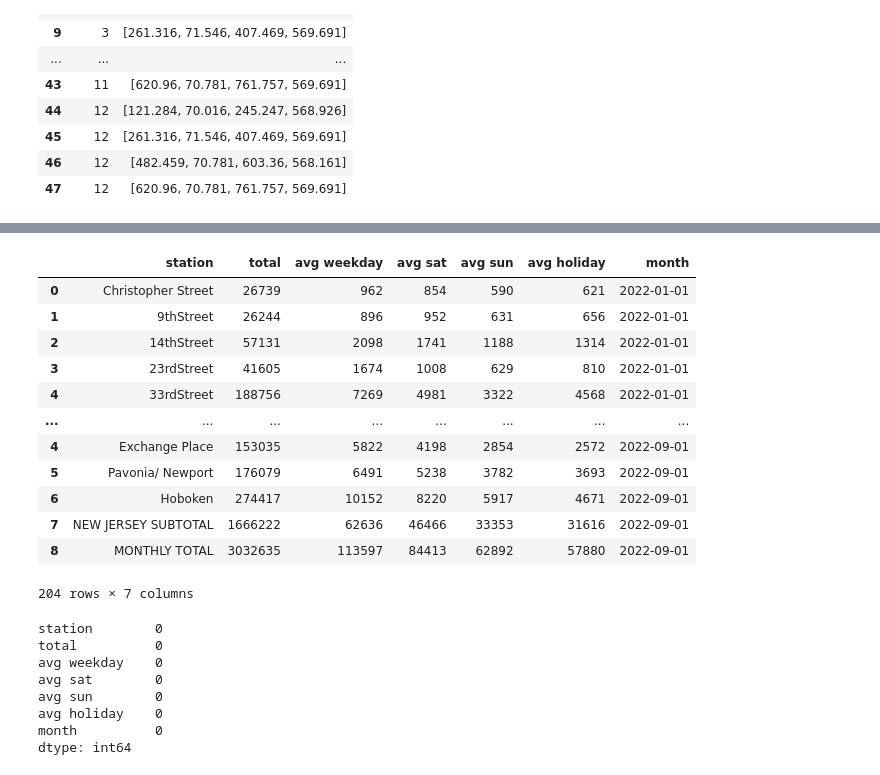
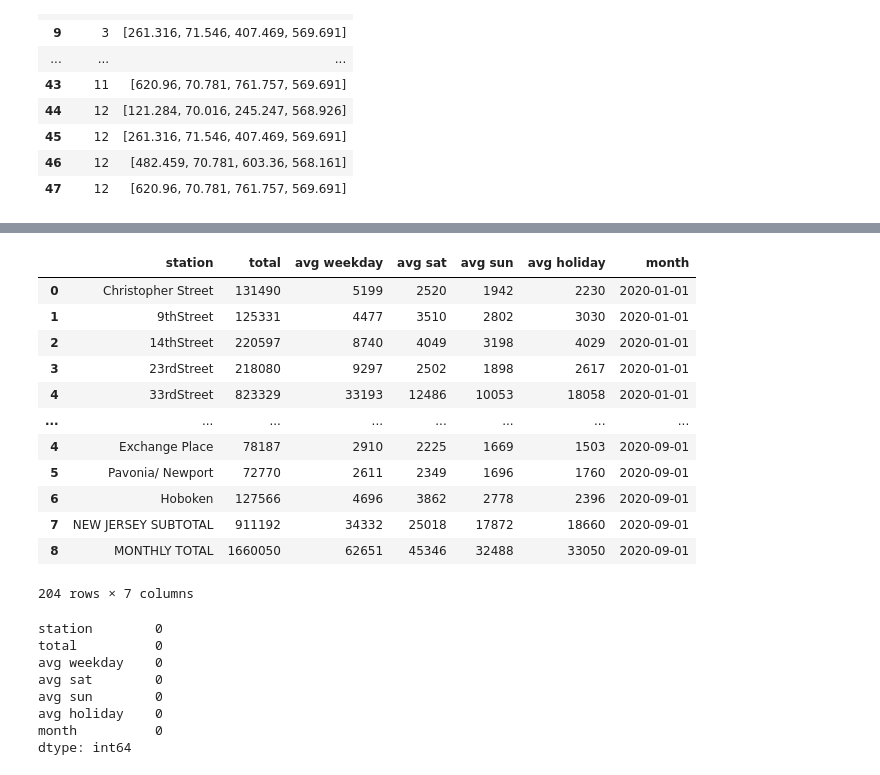
Before and after one commit to hudcostreets/hudson-transit, a Jupyter notebook: monthly.ipynb, the cells around one changed output, grey strips where cells are left out. Saved outputs shown, nothing was run; the diff lists cells and outputs as text; code cells hidden in the pictures.

```diff
--- a/monthly.ipynb
+++ b/monthly.ipynb
@@ -119,29 +119,29 @@ cols1 = [ 'station', 'total', 'avg weekday', 'avg sat', 'avg sun', 'avg holiday'
 cols2 = [ 'station', 'avg daily', 'total weekday', 'total sat', 'total sun', 'total holiday' ]
 # %%
 avgs = pd.concat([
-    df.assign(date=to_dt(f'2022-{page}'))
+    df.assign(date=to_dt(f'{year}-{page}'))
     for page, dfs in pages.items()
     for df in dfs[:2]
 ])
 avgs.columns = cols1 + ['month']
 avgs = avgs.assign(**{
     k: avgs[k].astype(str).str.replace(',', '').astype(int)
     for k in cols1[1:]
 })
 avgs
 # %% [output]
 |  | station | total | avg weekday | avg sat | avg sun | avg holiday | month |
-| 0 | Christopher Street | 26739 | 962 | 854 | 590 | 621 | 2022-01-01 |
-| 1 | 9thStreet | 26244 | 896 | 952 | 631 | 656 | 2022-01-01 |
-| 2 | 14thStreet | 57131 | 2098 | 1741 | 1188 | 1314 | 2022-01-01 |
-| 3 | 23rdStreet | 41605 | 1674 | 1008 | 629 | 810 | 2022-01-01 |
-| 4 | 33rdStreet | 188756 | 7269 | 4981 | 3322 | 4568 | 2022-01-01 |
+| 0 | Christopher Street | 131490 | 5199 | 2520 | 1942 | 2230 | 2020-01-01 |
+| 1 | 9thStreet | 125331 | 4477 | 3510 | 2802 | 3030 | 2020-01-01 |
+| 2 | 14thStreet | 220597 | 8740 | 4049 | 3198 | 4029 | 2020-01-01 |
+| 3 | 23rdStreet | 218080 | 9297 | 2502 | 1898 | 2617 | 2020-01-01 |
+| 4 | 33rdStreet | 823329 | 33193 | 12486 | 10053 | 18058 | 2020-01-01 |
 | ... | ... | ... | ... | ... | ... | ... | ... |
-| 4 | Exchange Place | 153035 | 5822 | 4198 | 2854 | 2572 | 2022-09-01 |
-| 5 | Pavonia/ Newport | 176079 | 6491 | 5238 | 3782 | 3693 | 2022-09-01 |
-| 6 | Hoboken | 274417 | 10152 | 8220 | 5917 | 4671 | 2022-09-01 |
-| 7 | NEW JERSEY SUBTOTAL | 1666222 | 62636 | 46466 | 33353 | 31616 | 2022-09-01 |
-| 8 | MONTHLY TOTAL | 3032635 | 113597 | 84413 | 62892 | 57880 | 2022-09-01 |
+| 4 | Exchange Place | 78187 | 2910 | 2225 | 1669 | 1503 | 2020-09-01 |
+| 5 | Pavonia/ Newport | 72770 | 2611 | 2349 | 1696 | 1760 | 2020-09-01 |
+| 6 | Hoboken | 127566 | 4696 | 3862 | 2778 | 2396 | 2020-09-01 |
+| 7 | NEW JERSEY SUBTOTAL | 911192 | 34332 | 25018 | 17872 | 18660 | 2020-09-01 |
+| 8 | MONTHLY TOTAL | 1660050 | 62651 | 45346 | 32488 | 33050 | 2020-09-01 |
 204 rows × 7 columns
 # %%
 avgs.isna().sum(axis=0)
```
Also changed, not shown: parts of 5 cells of this notebook, 2 other files.
